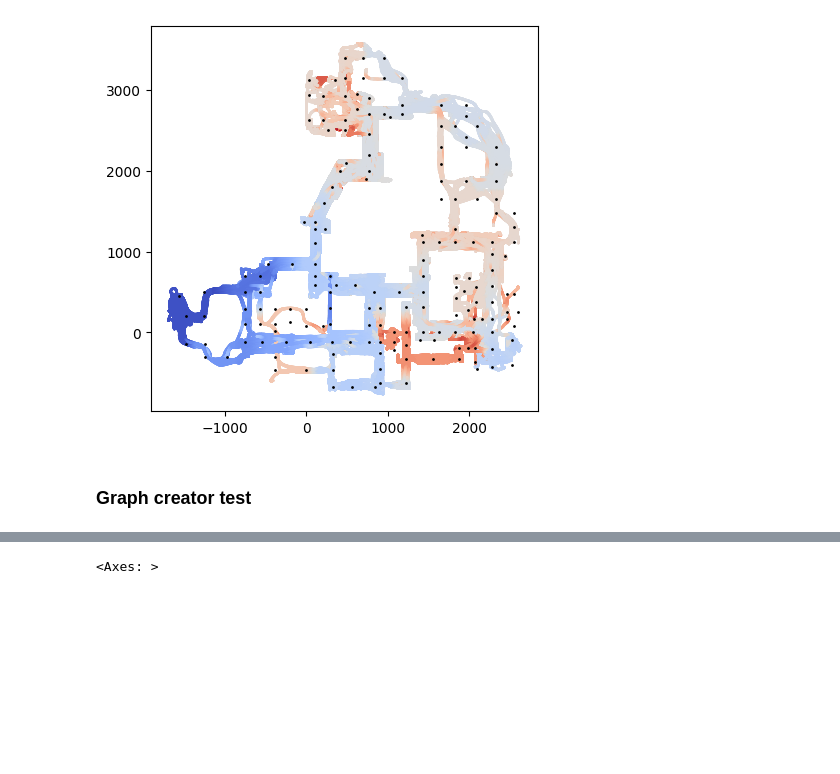
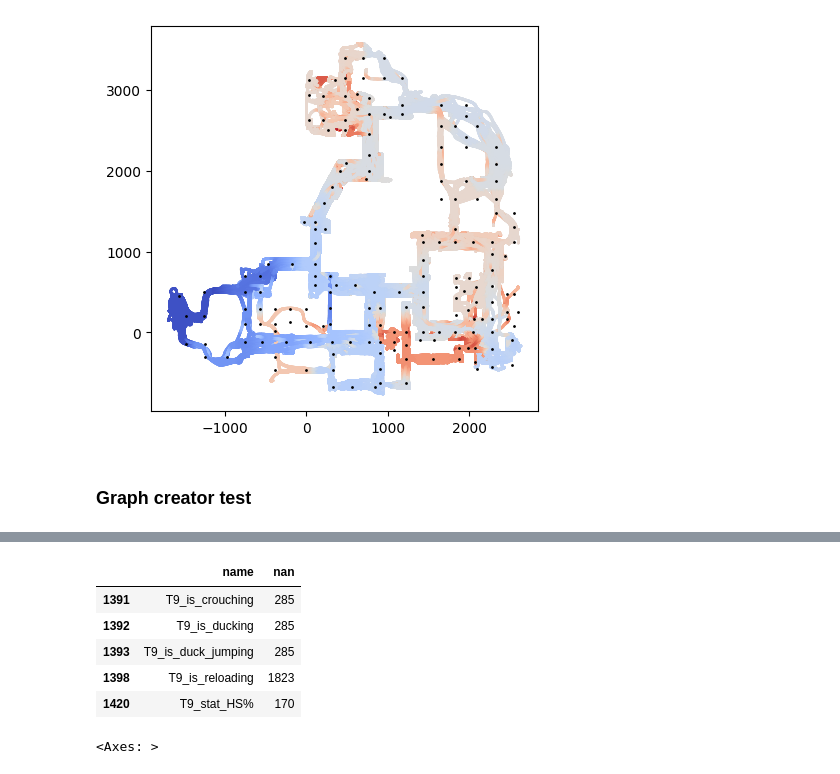
Before and after one commit to szmidapatrik/c2m1TPaeVlsln, a Jupyter notebook: proj/graph_dataset/CS2_dataset_package_test.ipynb, the cells around one changed output, grey strips where cells are left out. Cells and saved outputs as stored; diff of their text form; code cells hidden in the pictures; blank space fills up the shorter version.

```diff
--- a/proj/graph_dataset/CS2_dataset_package_test.ipynb
+++ b/proj/graph_dataset/CS2_dataset_package_test.ipynb
@@ -144,11 +152,0 @@ tabular_df = tc._TABULAR_smokes_and_molotovs(tabular_df, smokes, infernos)
-# %%
-tc = CS2TabularGraphDataCreator()
-df = tc.create_graph_base(
-    '../../data/matches-raw/cs2/2024/_iem-dallas-2024-g2-vs-mouz-bo3-O1BgM30a6fWPjk5gU5VUnXg2-vs-mouz-m2-nuke.dem',
-    '../../data/player-stats/scraped-in-2024/2022/norm_imputed_player_stats_2022_utf.csv',
-    '../../data/player-stats/scraped-in-2024/missing_players.csv',
-    tick_number=16,
-    numerical_match_id=1000,
-    num_permutations_per_round=1,
-    group_players_by_side=True
-)
@@ -160 +176,11 @@ df[['CT0_team_name', 'CT1_team_name', 'CT2_team_name', 'CT3_team_name', 'CT4_tea
+# %%
+nandf = pd.DataFrame(data={'name': df.columns.tolist(), 'nan': df.isnull().sum().tolist()})
+nandf.loc[nandf['nan'] > 0].tail(5)
+# %% [output]
+|  | name | nan |
+| 1391 | T9_is_crouching | 285 |
+| 1392 | T9_is_ducking | 285 |
+| 1393 | T9_is_duck_jumping | 285 |
+| 1398 | T9_is_reloading | 1823 |
+| 1420 | T9_stat_HS% | 170 |
 # %%
```
Also changed, not shown: parts of 5 cells of this notebook, 4 other files.
